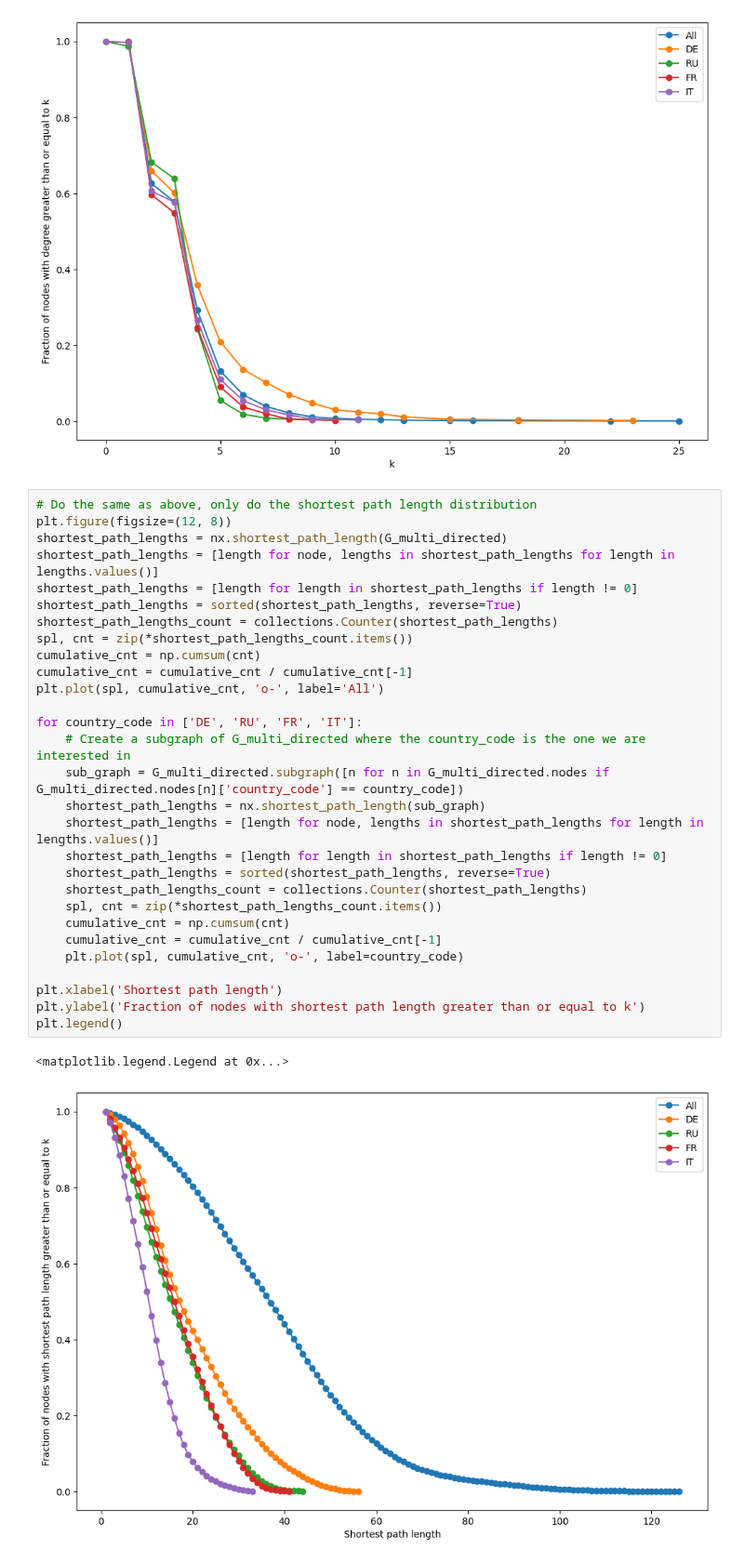
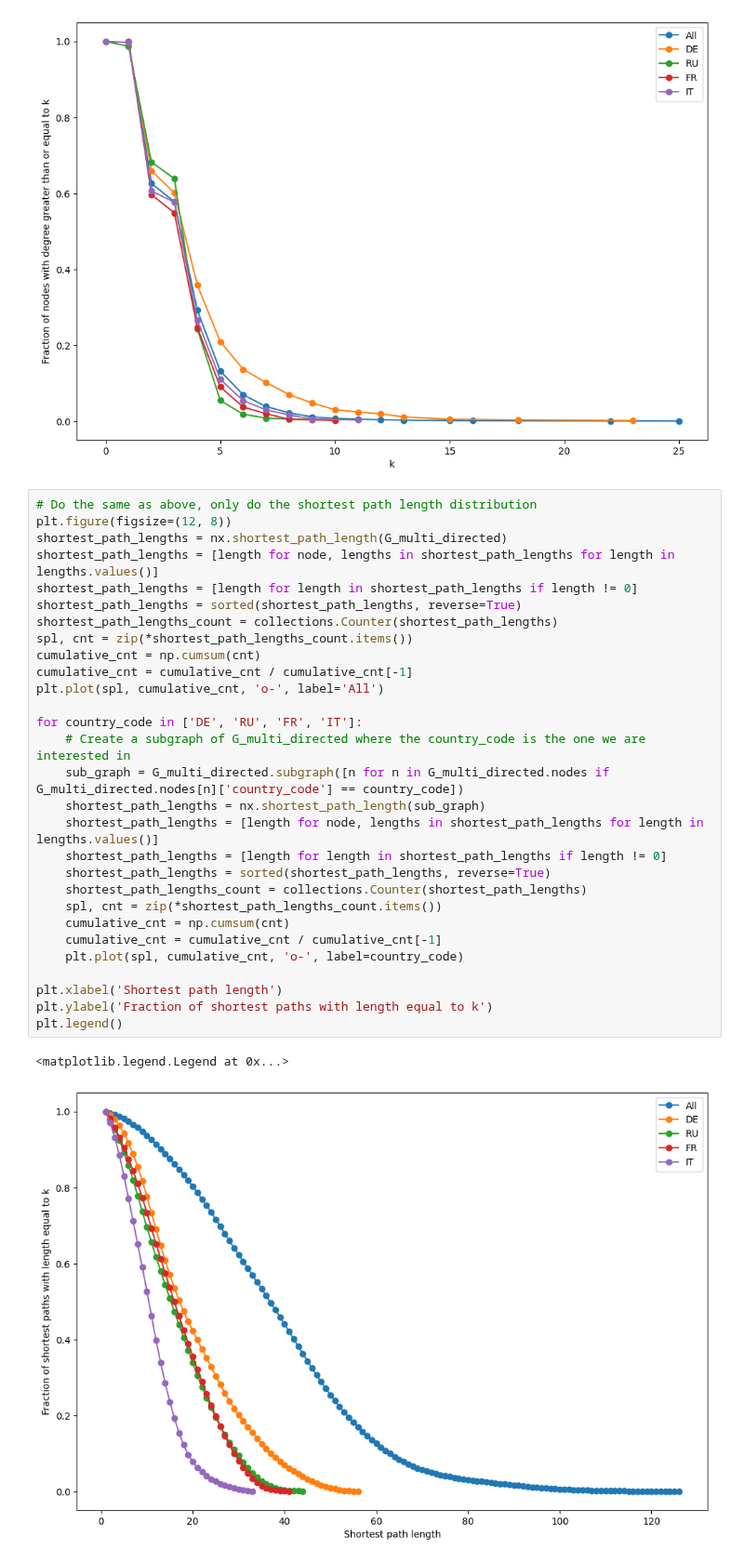
Before and after one commit to johanmasvie/iggielgn_topology_analysis, a Jupyter notebook: new_topo_analysis_iggielgn.ipynb, the cells around one changed output. Shown at 93% size. Cells and saved outputs as stored; diff of their text form.

```diff
--- a/new_topo_analysis_iggielgn.ipynb
+++ b/new_topo_analysis_iggielgn.ipynb
@@ -115,35 +96,35 @@ plt.show()
 # %%
 # Do the same as above, only do the shortest path length distribution
 plt.figure(figsize=(12, 8))
 shortest_path_lengths = nx.shortest_path_length(G_multi_directed)
 shortest_path_lengths = [length for node, lengths in shortest_path_lengths for length in lengths.values()]
 shortest_path_lengths = [length for length in shortest_path_lengths if length != 0]
 shortest_path_lengths = sorted(shortest_path_lengths, reverse=True)
 shortest_path_lengths_count = collections.Counter(shortest_path_lengths)
 spl, cnt = zip(*shortest_path_lengths_count.items())
 cumulative_cnt = np.cumsum(cnt)
 cumulative_cnt = cumulative_cnt / cumulative_cnt[-1]
 plt.plot(spl, cumulative_cnt, 'o-', label='All')
 
 for country_code in ['DE', 'RU', 'FR', 'IT']:
     # Create a subgraph of G_multi_directed where the country_code is the one we are interested in
     sub_graph = G_multi_directed.subgraph([n for n in G_multi_directed.nodes if G_multi_directed.nodes[n]['country_code'] == country_code])
     shortest_path_lengths = nx.shortest_path_length(sub_graph)
     shortest_path_lengths = [length for node, lengths in shortest_path_lengths for length in lengths.values()]
     shortest_path_lengths = [length for length in shortest_path_lengths if length != 0]
     shortest_path_lengths = sorted(shortest_path_lengths, reverse=True)
     shortest_path_lengths_count = collections.Counter(shortest_path_lengths)
     spl, cnt = zip(*shortest_path_lengths_count.items())
     cumulative_cnt = np.cumsum(cnt)
     cumulative_cnt = cumulative_cnt / cumulative_cnt[-1]
     plt.plot(spl, cumulative_cnt, 'o-', label=country_code)
 
 plt.xlabel('Shortest path length')
-plt.ylabel('Fraction of nodes with shortest path length greater than or equal to k')
+plt.ylabel('Fraction of shortest paths with length equal to k')
 plt.legend()
 # %% [output]
 <matplotlib.legend.Legend at 0x...>
-[figure, old version]
+[figure, new version]
 # %%
 # Plot the normal shortest path length distribution (i.e., not cumulative)
 plt.figure(figsize=(12, 8))
```
Also changed, not shown: parts of 8 cells of this notebook, 3 other files.
